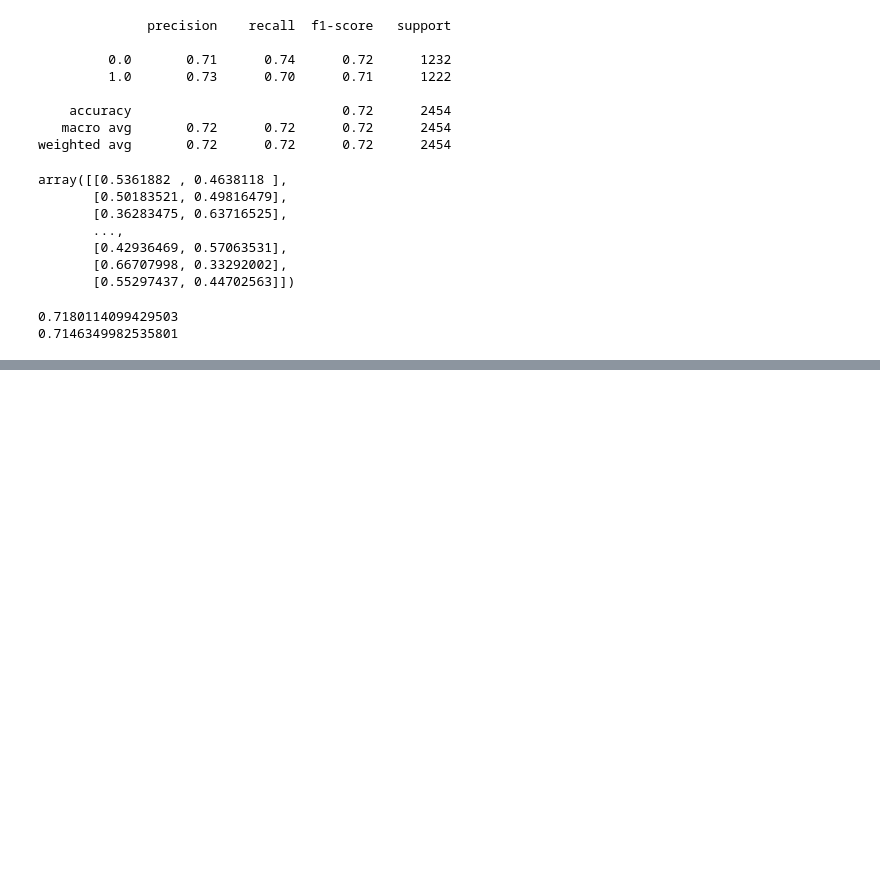
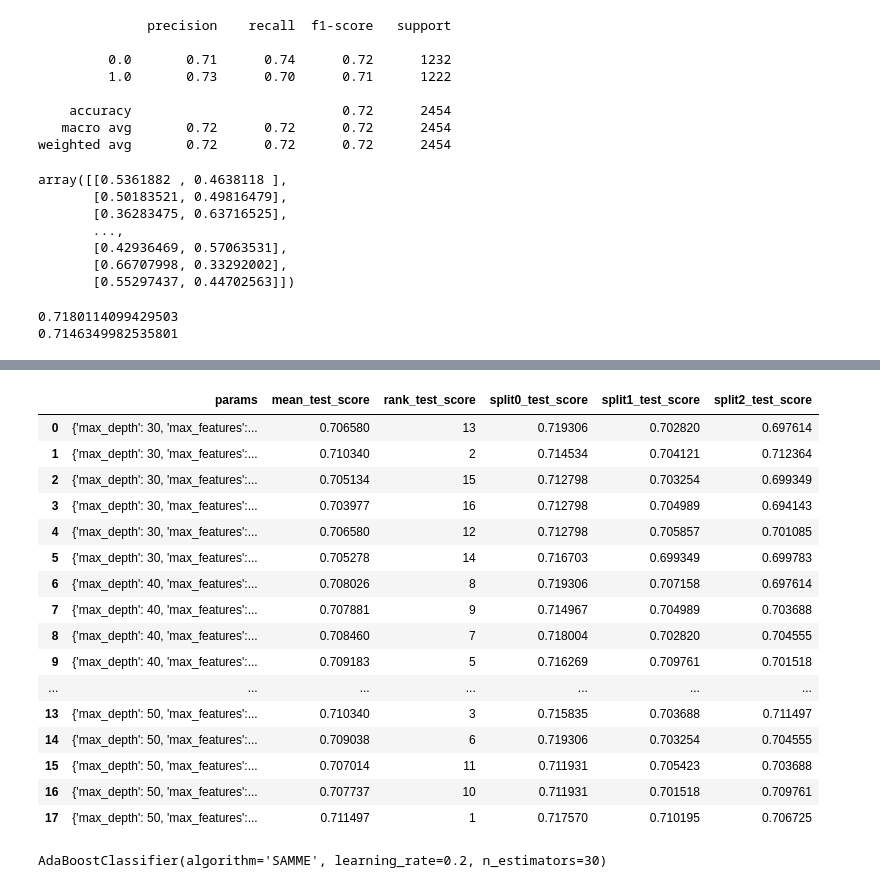
Before and after one commit to minzy213/skkukdt_minzy, a Jupyter notebook: diamond/high_diamond_ranked_10min.ipynb, the cells around one changed output, grey strips where cells are left out. Saved outputs shown, nothing was run; the diff lists cells and outputs as text; code cells hidden in the pictures; blank space fills up the shorter version.

```diff
--- a/diamond/high_diamond_ranked_10min.ipynb
+++ b/diamond/high_diamond_ranked_10min.ipynb
@@ -43,7 +49,7 @@ import matplotlib.pyplot as plt
 import seaborn as sns
 # %%
 import pandas as pd
-diamond = pd.read_csv('/content/drive/MyDrive/dataset/Ml_Challenge/high_diamond_ranked_10min.csv')
+diamond = pd.read_csv('high_diamond_ranked_10min.csv')
 # %% [markdown]
 ## 데이터 확인
 # %%
@@ -523,0 +517,13 @@ print(ada.score(x_train, y_train))
+# %%
+from sklearn.ensemble import AdaBoostClassifier
+from sklearn.model_selection import GridSearchCV
+
+model = AdaBoostClassifier()
+
+# algorithm='SAMME', learning_rate=0.2, n_estimators=30
+ada_param_grid = {"n_estimators" :[10, 20, 30],
+                  "algorithm" : ["SAMME"],
+              "learning_rate":  [0.01, 0.05, 0.1, 0.15, 0.2]}
+adagrid = GridSearchCV(model, param_grid = ada_param_grid, cv=3, refit = True ,  scoring='accuracy')
+adagrid.fit(x_train[x_train.columns], y_train)
+pd.DataFrame(adagrid.cv_results_)[['params', 'mean_test_score', 'rank_test_score']]
@@ -523,0 +547,36 @@ print(ada.score(x_train, y_train))
+# %%
+# 일단 최대가 0.717570
+from sklearn.ensemble import RandomForestClassifier
+
+model = RandomForestClassifier(100, max_depth = 1, max_features = 2)
+
+
+ada_param_grid = {"n_estimators" :[100, 200],
+                  "max_depth" : [30, 40, 50],
+              "max_features":  [15, 25, 30]}
+grid = GridSearchCV(model, param_grid = ada_param_grid, cv=3, refit = True ,  scoring='accuracy')
+
+grid.fit(x_train[x_train.columns], y_train)
+pd.DataFrame(grid.cv_results_)[['params', 'mean_test_score', 'rank_test_score', 'split0_test_score', 'split1_test_score', 'split2_test_score']]
+# %% [output]
+|  | params | mean_test_score | rank_test_score | split0_test_score | split1_test_score | split2_test_score |
+| 0 | {'max_depth': 30, 'max_features':... | 0.706580 | 13 | 0.719306 | 0.702820 | 0.697614 |
+| 1 | {'max_depth': 30, 'max_features':... | 0.710340 | 2 | 0.714534 | 0.704121 | 0.712364 |
+| 2 | {'max_depth': 30, 'max_features':... | 0.705134 | 15 | 0.712798 | 0.703254 | 0.699349 |
+| 3 | {'max_depth': 30, 'max_features':... | 0.703977 | 16 | 0.712798 | 0.704989 | 0.694143 |
+| 4 | {'max_depth': 30, 'max_features':... | 0.706580 | 12 | 0.712798 | 0.705857 | 0.701085 |
+| 5 | {'max_depth': 30, 'max_features':... | 0.705278 | 14 | 0.716703 | 0.699349 | 0.699783 |
+| 6 | {'max_depth': 40, 'max_features':... | 0.708026 | 8 | 0.719306 | 0.707158 | 0.697614 |
+| 7 | {'max_depth': 40, 'max_features':... | 0.707881 | 9 | 0.714967 | 0.704989 | 0.703688 |
+| 8 | {'max_depth': 40, 'max_features':... | 0.708460 | 7 | 0.718004 | 0.702820 | 0.704555 |
+| 9 | {'max_depth': 40, 'max_features':... | 0.709183 | 5 | 0.716269 | 0.709761 | 0.701518 |
+| ... | ... | ... | ... | ... | ... | ... |
+| 13 | {'max_depth': 50, 'max_features':... | 0.710340 | 3 | 0.715835 | 0.703688 | 0.711497 |
+| 14 | {'max_depth': 50, 'max_features':... | 0.709038 | 6 | 0.719306 | 0.703254 | 0.704555 |
+| 15 | {'max_depth': 50, 'max_features':... | 0.707014 | 11 | 0.711931 | 0.705423 | 0.703688 |
+| 16 | {'max_depth': 50, 'max_features':... | 0.707737 | 10 | 0.711931 | 0.701518 | 0.709761 |
+| 17 | {'max_depth': 50, 'max_features':... | 0.711497 | 1 | 0.717570 | 0.710195 | 0.706725 |
+# %%
+adagrid.best_estimator_
+# %% [output]
+AdaBoostClassifier(algorithm='SAMME', learning_rate=0.2, n_estimators=30)
```
Also changed, not shown: parts of 15 cells of this notebook, 1 other file.
